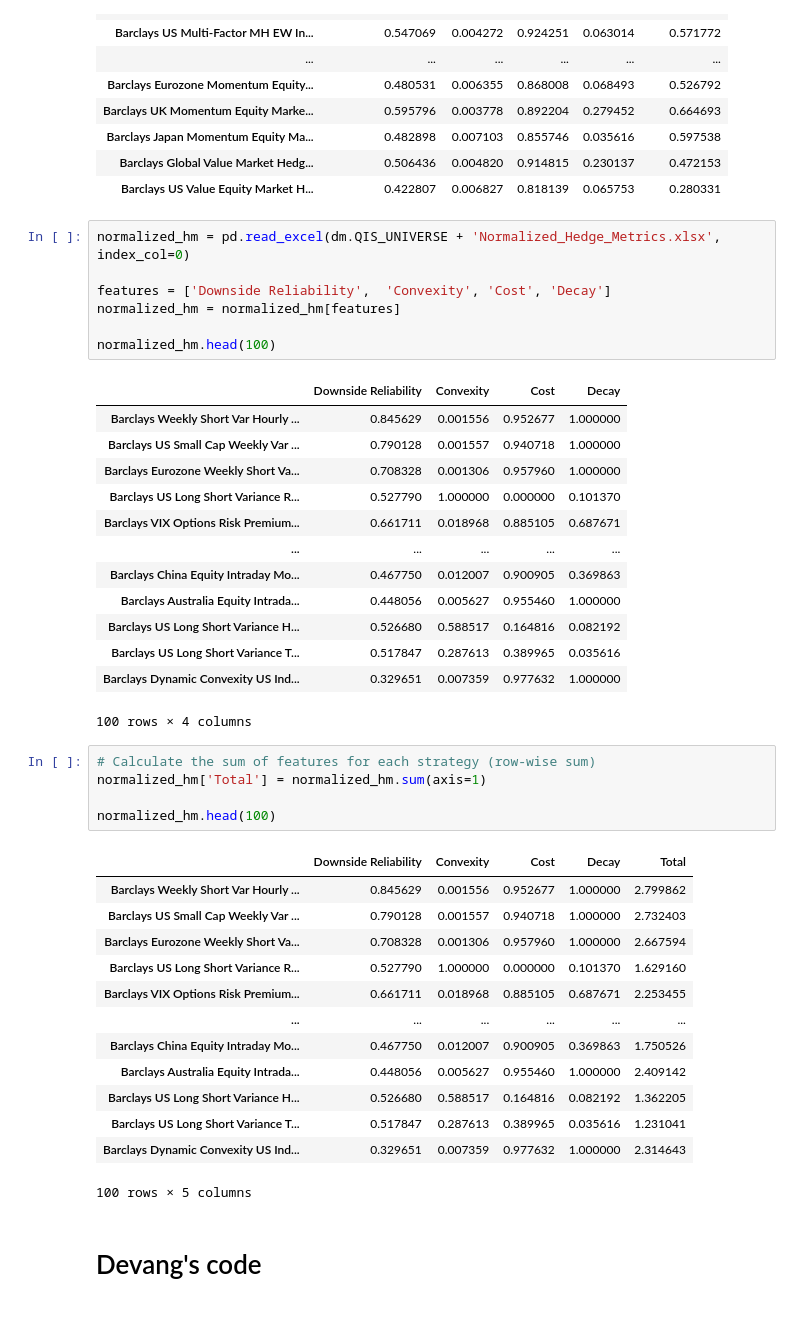
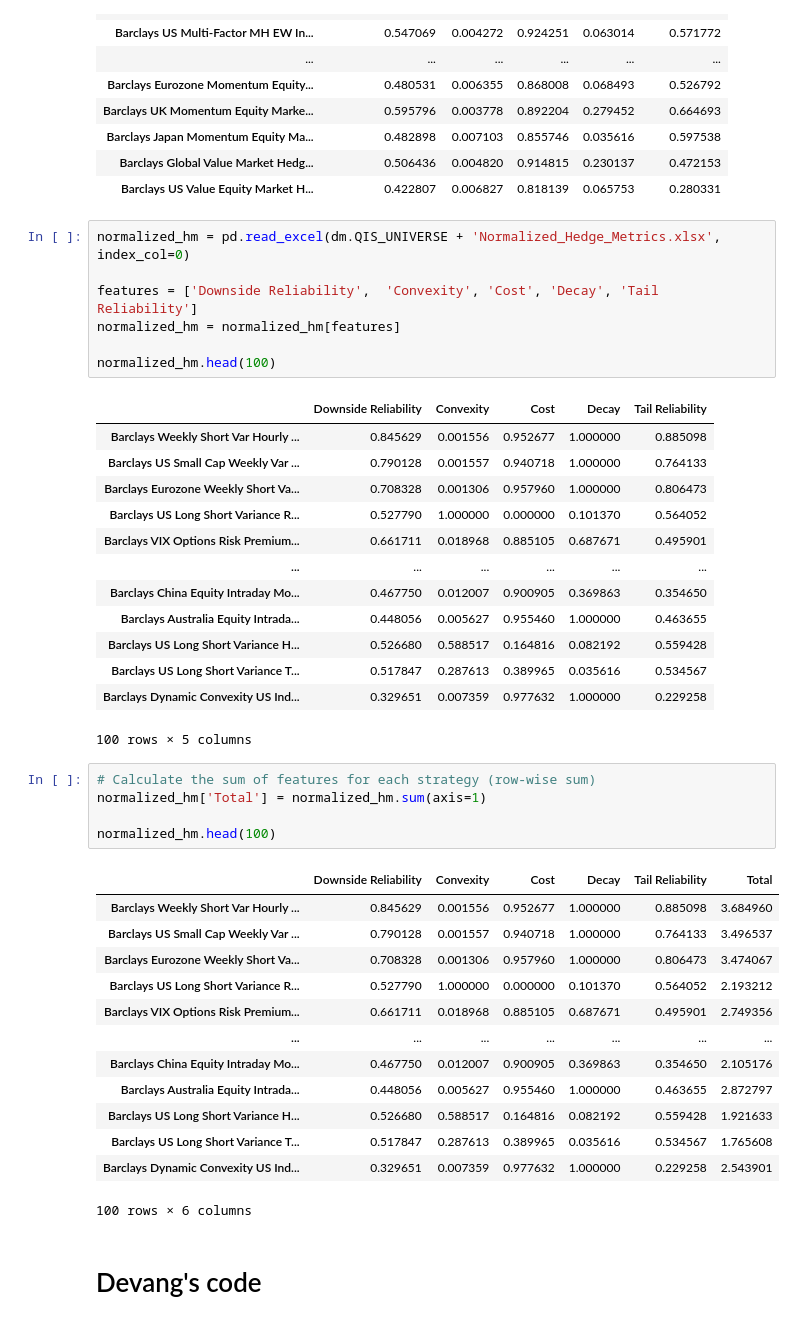
Before and after one commit to pforjoeUPS/RMP, a Jupyter notebook: Cluster Analysis/scripts/Cluster Analysis-Copy2.ipynb, the cells around one changed output. Drawn from its saved outputs; the diff is of its cells as text.

```diff
--- a/Cluster Analysis/scripts/Cluster Analysis-Copy2.ipynb
+++ b/Cluster Analysis/scripts/Cluster Analysis-Copy2.ipynb
@@ -55,43 +55,43 @@ normalized_hm.head(20)
 # %%
 normalized_hm = pd.read_excel(dm.QIS_UNIVERSE + 'Normalized_Hedge_Metrics.xlsx', index_col=0)
 
-features = ['Downside Reliability',  'Convexity', 'Cost', 'Decay']
+features = ['Downside Reliability',  'Convexity', 'Cost', 'Decay', 'Tail Reliability']
 normalized_hm = normalized_hm[features]
 
 normalized_hm.head(100)
 # %% [output]
-|  | Downside Reliability | Convexity | Cost | Decay |
-| Barclays Weekly Short Var Hourly ... | 0.845629 | 0.001556 | 0.952677 | 1.000000 |
-| Barclays US Small Cap Weekly Var ... | 0.790128 | 0.001557 | 0.940718 | 1.000000 |
-| Barclays Eurozone Weekly Short Va... | 0.708328 | 0.001306 | 0.957960 | 1.000000 |
-| Barclays US Long Short Variance R... | 0.527790 | 1.000000 | 0.000000 | 0.101370 |
-| Barclays VIX Options Risk Premium... | 0.661711 | 0.018968 | 0.885105 | 0.687671 |
-| ... | ... | ... | ... | ... |
-| Barclays China Equity Intraday Mo... | 0.467750 | 0.012007 | 0.900905 | 0.369863 |
-| Barclays Australia Equity Intrada... | 0.448056 | 0.005627 | 0.955460 | 1.000000 |
-| Barclays US Long Short Variance H... | 0.526680 | 0.588517 | 0.164816 | 0.082192 |
-| Barclays US Long Short Variance T... | 0.517847 | 0.287613 | 0.389965 | 0.035616 |
-| Barclays Dynamic Convexity US Ind... | 0.329651 | 0.007359 | 0.977632 | 1.000000 |
+|  | Downside Reliability | Convexity | Cost | Decay | Tail Reliability |
+| Barclays Weekly Short Var Hourly ... | 0.845629 | 0.001556 | 0.952677 | 1.000000 | 0.885098 |
+| Barclays US Small Cap Weekly Var ... | 0.790128 | 0.001557 | 0.940718 | 1.000000 | 0.764133 |
+| Barclays Eurozone Weekly Short Va... | 0.708328 | 0.001306 | 0.957960 | 1.000000 | 0.806473 |
+| Barclays US Long Short Variance R... | 0.527790 | 1.000000 | 0.000000 | 0.101370 | 0.564052 |
+| Barclays VIX Options Risk Premium... | 0.661711 | 0.018968 | 0.885105 | 0.687671 | 0.495901 |
+| ... | ... | ... | ... | ... | ... |
+| Barclays China Equity Intraday Mo... | 0.467750 | 0.012007 | 0.900905 | 0.369863 | 0.354650 |
+| Barclays Australia Equity Intrada... | 0.448056 | 0.005627 | 0.955460 | 1.000000 | 0.463655 |
+| Barclays US Long Short Variance H... | 0.526680 | 0.588517 | 0.164816 | 0.082192 | 0.559428 |
+| Barclays US Long Short Variance T... | 0.517847 | 0.287613 | 0.389965 | 0.035616 | 0.534567 |
+| Barclays Dynamic Convexity US Ind... | 0.329651 | 0.007359 | 0.977632 | 1.000000 | 0.229258 |
-100 rows × 4 columns
+100 rows × 5 columns
 # %%
 # Calculate the sum of features for each strategy (row-wise sum)
 normalized_hm['Total'] = normalized_hm.sum(axis=1)
 
 normalized_hm.head(100)
 # %% [output]
-|  | Downside Reliability | Convexity | Cost | Decay | Total |
-| Barclays Weekly Short Var Hourly ... | 0.845629 | 0.001556 | 0.952677 | 1.000000 | 2.799862 |
-| Barclays US Small Cap Weekly Var ... | 0.790128 | 0.001557 | 0.940718 | 1.000000 | 2.732403 |
-| Barclays Eurozone Weekly Short Va... | 0.708328 | 0.001306 | 0.957960 | 1.000000 | 2.667594 |
-| Barclays US Long Short Variance R... | 0.527790 | 1.000000 | 0.000000 | 0.101370 | 1.629160 |
-| Barclays VIX Options Risk Premium... | 0.661711 | 0.018968 | 0.885105 | 0.687671 | 2.253455 |
-| ... | ... | ... | ... | ... | ... |
-| Barclays China Equity Intraday Mo... | 0.467750 | 0.012007 | 0.900905 | 0.369863 | 1.750526 |
-| Barclays Australia Equity Intrada... | 0.448056 | 0.005627 | 0.955460 | 1.000000 | 2.409142 |
-| Barclays US Long Short Variance H... | 0.526680 | 0.588517 | 0.164816 | 0.082192 | 1.362205 |
-| Barclays US Long Short Variance T... | 0.517847 | 0.287613 | 0.389965 | 0.035616 | 1.231041 |
-| Barclays Dynamic Convexity US Ind... | 0.329651 | 0.007359 | 0.977632 | 1.000000 | 2.314643 |
+|  | Downside Reliability | Convexity | Cost | Decay | Tail Reliability | Total |
+| Barclays Weekly Short Var Hourly ... | 0.845629 | 0.001556 | 0.952677 | 1.000000 | 0.885098 | 3.684960 |
+| Barclays US Small Cap Weekly Var ... | 0.790128 | 0.001557 | 0.940718 | 1.000000 | 0.764133 | 3.496537 |
+| Barclays Eurozone Weekly Short Va... | 0.708328 | 0.001306 | 0.957960 | 1.000000 | 0.806473 | 3.474067 |
+| Barclays US Long Short Variance R... | 0.527790 | 1.000000 | 0.000000 | 0.101370 | 0.564052 | 2.193212 |
+| Barclays VIX Options Risk Premium... | 0.661711 | 0.018968 | 0.885105 | 0.687671 | 0.495901 | 2.749356 |
+| ... | ... | ... | ... | ... | ... | ... |
+| Barclays China Equity Intraday Mo... | 0.467750 | 0.012007 | 0.900905 | 0.369863 | 0.354650 | 2.105176 |
+| Barclays Australia Equity Intrada... | 0.448056 | 0.005627 | 0.955460 | 1.000000 | 0.463655 | 2.872797 |
+| Barclays US Long Short Variance H... | 0.526680 | 0.588517 | 0.164816 | 0.082192 | 0.559428 | 1.921633 |
+| Barclays US Long Short Variance T... | 0.517847 | 0.287613 | 0.389965 | 0.035616 | 0.534567 | 1.765608 |
+| Barclays Dynamic Convexity US Ind... | 0.329651 | 0.007359 | 0.977632 | 1.000000 | 0.229258 | 2.543901 |
-100 rows × 5 columns
+100 rows × 6 columns
 # %% [markdown]
 # Devang's code
 # %%
```
Also changed, not shown: parts of 1 cell of this notebook.
